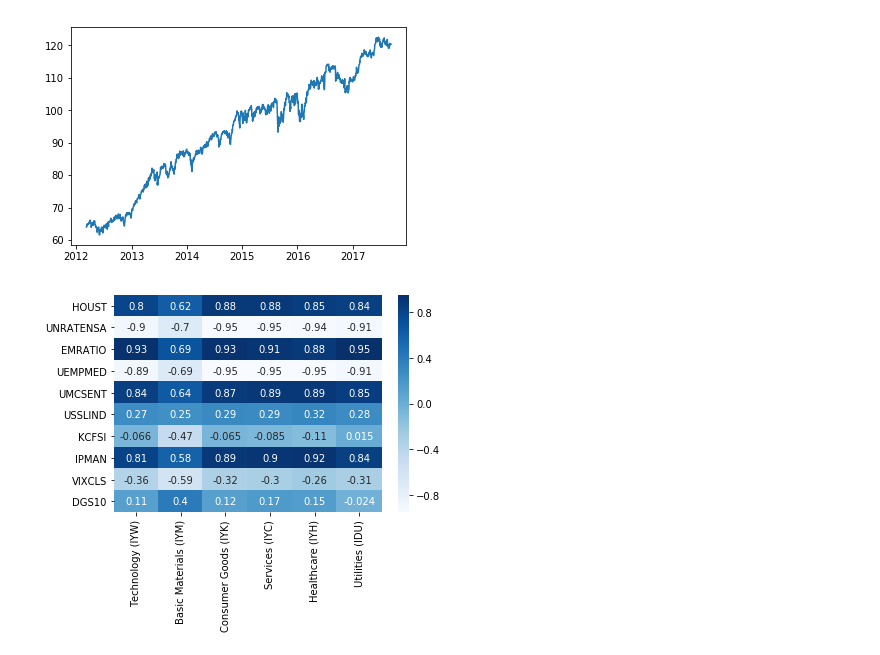
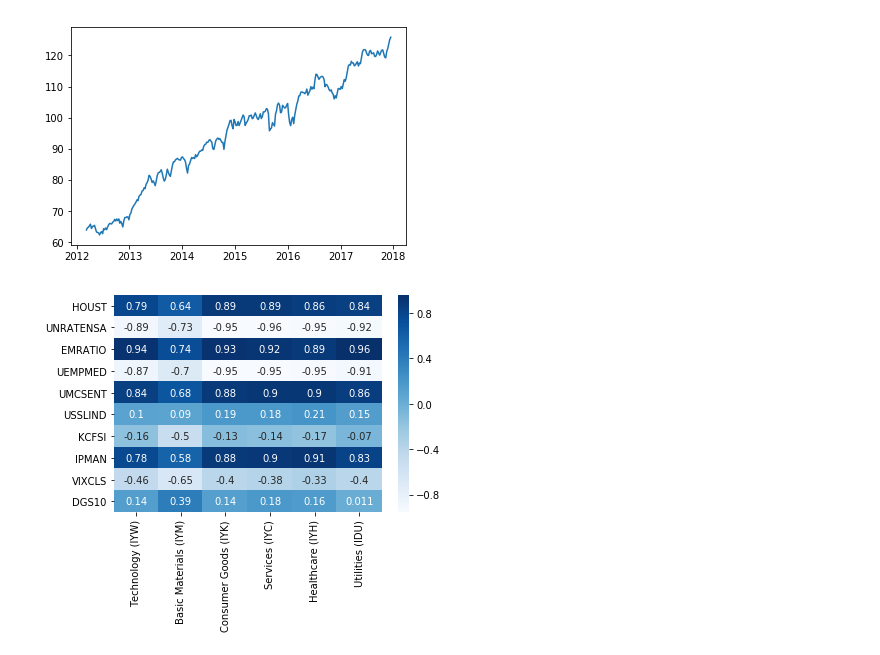
Before and after one commit to kimrharper/data_science_nltk, a Jupyter notebook: stock/stock_predict_final.ipynb, the cells around one changed output. Drawn from its saved outputs; the diff is of its cells as text; code cells hidden in the pictures.

```diff
--- a/stock/stock_predict_final.ipynb
+++ b/stock/stock_predict_final.ipynb
@@ -31,6 +31,21 @@ for column in indicators:
 indicators = indicators.set_index(indicators.date)
 del indicators['date']
 
+indicatorstest = pd.read_csv('Indicators_test.csv').iloc[1:].dropna(how='all')
+indicatorstest.date = pd.to_datetime(indicatorstest.date)
+for column in indicatorstest:
+    if 'dt' in column:
+        del indicatorstest[column]
+    elif 'date' in column:
+        continue
+    else:
+        indicatorstest[column] = indicatorstest[column].astype(float)
+indicatorstest = indicatorstest.set_index(indicatorstest.date)
+del indicatorstest['date']
+
+frames = [indicators,indicatorstest]
+mainindicators = pd.concat(frames)
+
 # stock - csv (sets index to datetime)
 stock = pd.read_csv('stocks-us-adjClose.csv')
 stock.date = pd.to_datetime(stock.date)
@@ -47,20 +62,40 @@ for member in seclist:
 # %%
 # ======== merge sector and indicators for single dataframe ========
 
 # main sectors - csv
 mainsectors = pd.read_csv('sector_ETFs.csv')
 mainsectors['Date'] = pd.to_datetime(mainsectors['Date'])
 mainsectors = mainsectors.set_index(mainsectors['Date'])
 del mainsectors['Date']
 
+mainsectorsplus = pd.read_csv('sector_ETFs-2-corrected.csv')
+mainsectorsplus['Date'] = pd.to_datetime(mainsectorsplus['Date'])
+mainsectorsplus = mainsectorsplus.set_index(mainsectorsplus['Date'])
+del mainsectorsplus['Date']
+del mainsectorsplus['Market (^RUA)']
+
 # Merge sectors with indicators
-sec_indic = pd.merge(mainsectors,indicators, how='inner', left_index=True, right_index=True).dropna(how='any')
+
+frames = [mainsectors,mainsectorsplus]
+mainsectors = pd.concat(frames)
+
+sec_indic = pd.merge(mainsectors,mainindicators, how='inner', left_index=True, right_index=True).dropna(how='any')
+
+
+
+# resample dataframe by Friday via mean of the week
+sec_indic = sec_indic.resample('W-Fri').mean()
+
+# reindex with future dates
+sec_predict = sec_indic.copy()
+index = pd.date_range('2012-03-09', '2018-6-29', freq='W-Fri')
+sec_indic = sec_indic.reindex(index)
 
 # data appears linear and not logarithmic
 plt.plot(sec_indic['Consumer Goods (IYK)'])
 plt.show()
 # %% [output]
-[figure, old version]
+[figure, new version]
 # %%
 # ======== checks correllations between ticker sectors and macro economic indicators ========
 
@@ -82,4 +117,4 @@ plt.show()
 
 # Correlations: Dark blue indicates strong correlation, White indicates strong inverse correlation
 # %% [output]
-[figure, old version]
+[figure, new version]
```
Also changed, not shown: parts of 8 cells of this notebook, 1 other file.
